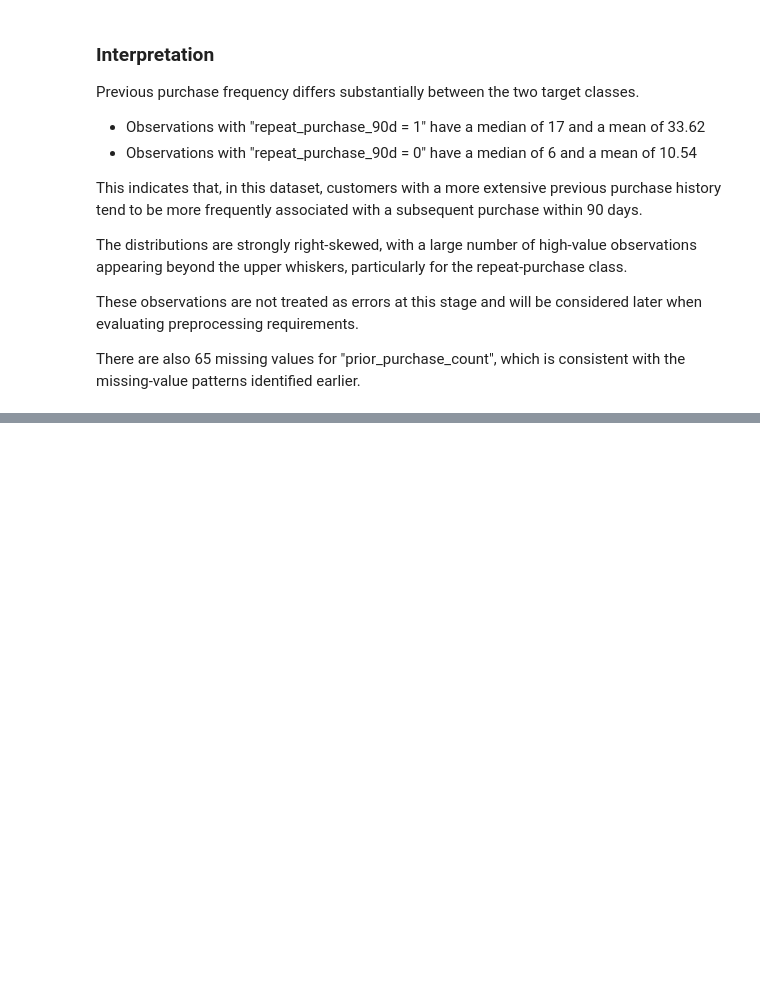
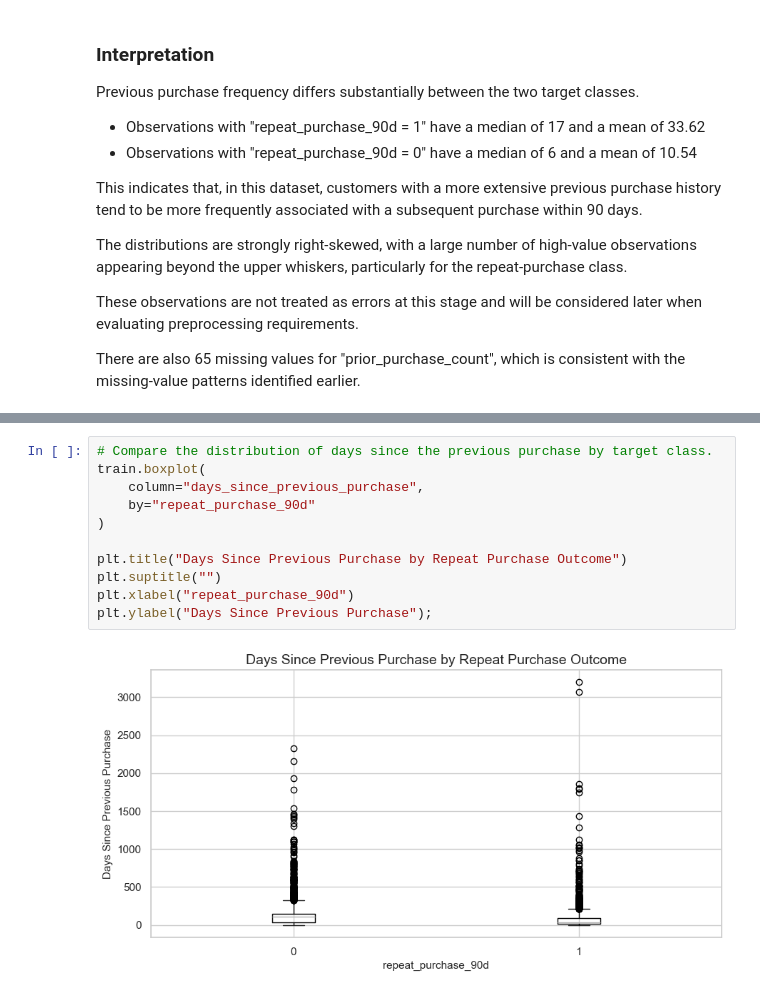
Before and after one commit to PedroHSantos20/ml-repeat-purchase, a Jupyter notebook: notebooks/01_eda.ipynb, the cells around one changed output, grey strips where cells are left out. Cells and saved outputs as stored; diff of their text form; blank space fills up the shorter version.

Commit message:
Complete target analysis and EDA interpretation

```diff
--- a/notebooks/01_eda.ipynb
+++ b/notebooks/01_eda.ipynb
@@ -1252,0 +1272,13 @@ There are also 65 missing values for "prior_purchase_count", which is consistent
+# %%
+# Compare the distribution of days since the previous purchase by target class.
+train.boxplot(
+    column="days_since_previous_purchase",
+    by="repeat_purchase_90d"
+)
+
+plt.title("Days Since Previous Purchase by Repeat Purchase Outcome")
+plt.suptitle("")
+plt.xlabel("repeat_purchase_90d")
+plt.ylabel("Days Since Previous Purchase");
+# %% [output]
+[figure, added]
```
Also changed, not shown: parts of 40 cells of this notebook.
